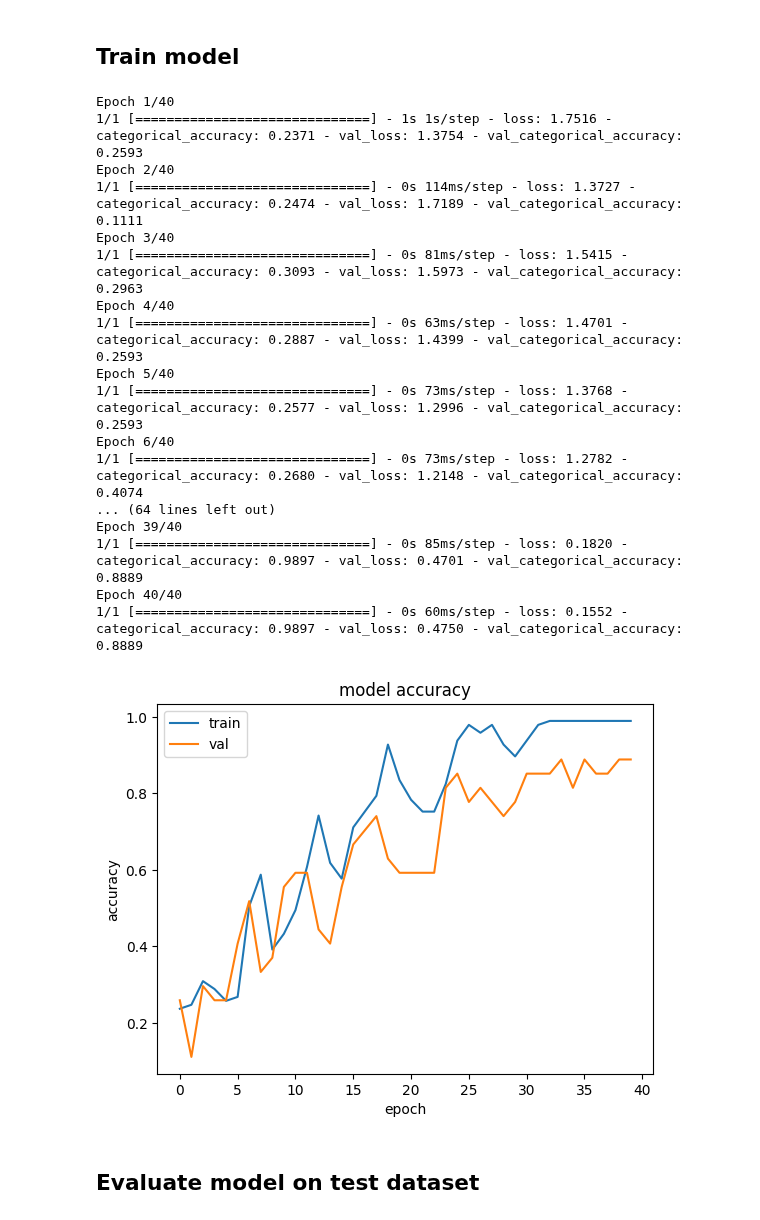
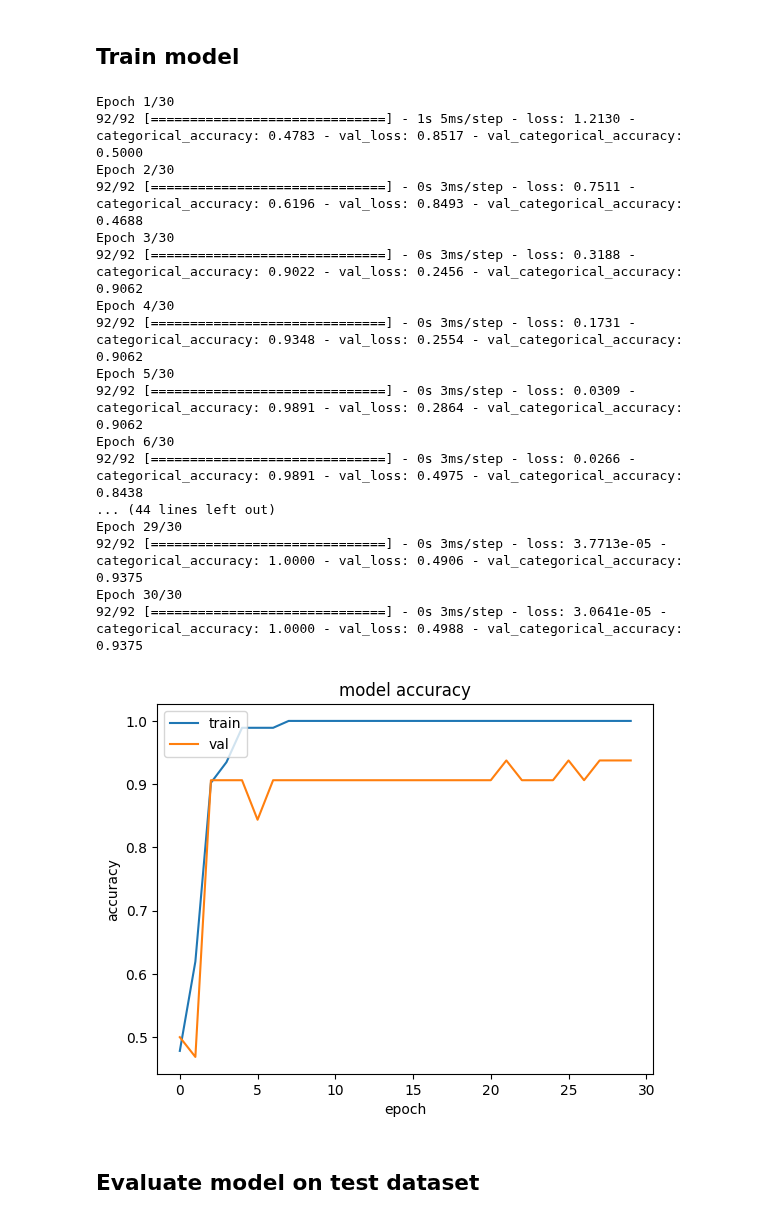
Before and after one commit to curcuman/UkuleleAI, a Jupyter notebook: UkuleleNotebook.ipynb, the cells around one changed output. Cells and saved outputs as stored; diff of their text form; code cells hidden in the pictures.

Commit message:
small changes on batch size

```diff
--- a/UkuleleNotebook.ipynb
+++ b/UkuleleNotebook.ipynb
@@ -98,7 +96,7 @@ model.add(MaxPool1D(pool_size=2))
 model.add(AvgPool1D(pool_size=11)) #squeeze the temporal dimensions on 1 to only have the filters
 model.add(Flatten())
 model.add(Dense(units=40))
-model.add(Dense(units=4))
+model.add(Dense(units=len(CLASSES)))
 model.add(Activation('softmax')) # SoftMax activation needs to be separate from Dense to remove it later on
 
 # EXPLORE Learning Rate
@@ -127,33 +125,33 @@ _________________________________________________________________
 ## Train model
 # %%
 #with tf.device('/gpu:0'):
-history = model.fit(x_train, y_train, epochs=40, batch_size=384, validation_data=(x_test, y_test)) #70, 384 batch to be increased
+history = model.fit(x_train, y_train, epochs=30, batch_size=1, validation_data=(x_test, y_test)) #70, 384 batch to be increased
 plt.plot(history.history['categorical_accuracy'])
 plt.plot(history.history['val_categorical_accuracy'])
 plt.title('model accuracy')
 plt.ylabel('accuracy')
 plt.xlabel('epoch')
 plt.legend(['train', 'val'], loc='upper left')
 plt.show()
 # %% [output]
-Epoch 1/40
-1/1 [==============================] - 1s 1s/step - loss: 1.7516 - categorical_accuracy: 0.2371 - val_loss: 1.3754 - val_categorical_accuracy: 0.2593
-Epoch 2/40
-1/1 [==============================] - 0s 114ms/step - loss: 1.3727 - categorical_accuracy: 0.2474 - val_loss: 1.7189 - val_categorical_accuracy: 0.1111
-Epoch 3/40
-1/1 [==============================] - 0s 81ms/step - loss: 1.5415 - categorical_accuracy: 0.3093 - val_loss: 1.5973 - val_categorical_accuracy: 0.2963
-Epoch 4/40
-1/1 [==============================] - 0s 63ms/step - loss: 1.4701 - categorical_accuracy: 0.2887 - val_loss: 1.4399 - val_categorical_accuracy: 0.2593
-Epoch 5/40
-1/1 [==============================] - 0s 73ms/step - loss: 1.3768 - categorical_accuracy: 0.2577 - val_loss: 1.2996 - val_categorical_accuracy: 0.2593
-Epoch 6/40
-1/1 [==============================] - 0s 73ms/step - loss: 1.2782 - categorical_accuracy: 0.2680 - val_loss: 1.2148 - val_categorical_accuracy: 0.4074
-... (64 lines left out)
-Epoch 39/40
-1/1 [==============================] - 0s 85ms/step - loss: 0.1820 - categorical_accuracy: 0.9897 - val_loss: 0.4701 - val_categorical_accuracy: 0.8889
-Epoch 40/40
-1/1 [==============================] - 0s 60ms/step - loss: 0.1552 - categorical_accuracy: 0.9897 - val_loss: 0.4750 - val_categorical_accuracy: 0.8889
+Epoch 1/30
+92/92 [==============================] - 1s 5ms/step - loss: 1.2130 - categorical_accuracy: 0.4783 - val_loss: 0.8517 - val_categorical_accuracy: 0.5000
+Epoch 2/30
+92/92 [==============================] - 0s 3ms/step - loss: 0.7511 - categorical_accuracy: 0.6196 - val_loss: 0.8493 - val_categorical_accuracy: 0.4688
+Epoch 3/30
+92/92 [==============================] - 0s 3ms/step - loss: 0.3188 - categorical_accuracy: 0.9022 - val_loss: 0.2456 - val_categorical_accuracy: 0.9062
+Epoch 4/30
+92/92 [==============================] - 0s 3ms/step - loss: 0.1731 - categorical_accuracy: 0.9348 - val_loss: 0.2554 - val_categorical_accuracy: 0.9062
+Epoch 5/30
+92/92 [==============================] - 0s 3ms/step - loss: 0.0309 - categorical_accuracy: 0.9891 - val_loss: 0.2864 - val_categorical_accuracy: 0.9062
+Epoch 6/30
+92/92 [==============================] - 0s 3ms/step - loss: 0.0266 - categorical_accuracy: 0.9891 - val_loss: 0.4975 - val_categorical_accuracy: 0.8438
+... (44 lines left out)
+Epoch 29/30
+92/92 [==============================] - 0s 3ms/step - loss: 3.7713e-05 - categorical_accuracy: 1.0000 - val_loss: 0.4906 - val_categorical_accuracy: 0.9375
+Epoch 30/30
+92/92 [==============================] - 0s 3ms/step - loss: 3.0641e-05 - categorical_accuracy: 1.0000 - val_loss: 0.4988 - val_categorical_accuracy: 0.9375
-[figure, old version]
+[figure, new version]
 # %% [markdown]
 ## Evaluate model on test dataset
 # %%
```
Also changed, not shown: parts of 8 cells of this notebook, 46 other files.
